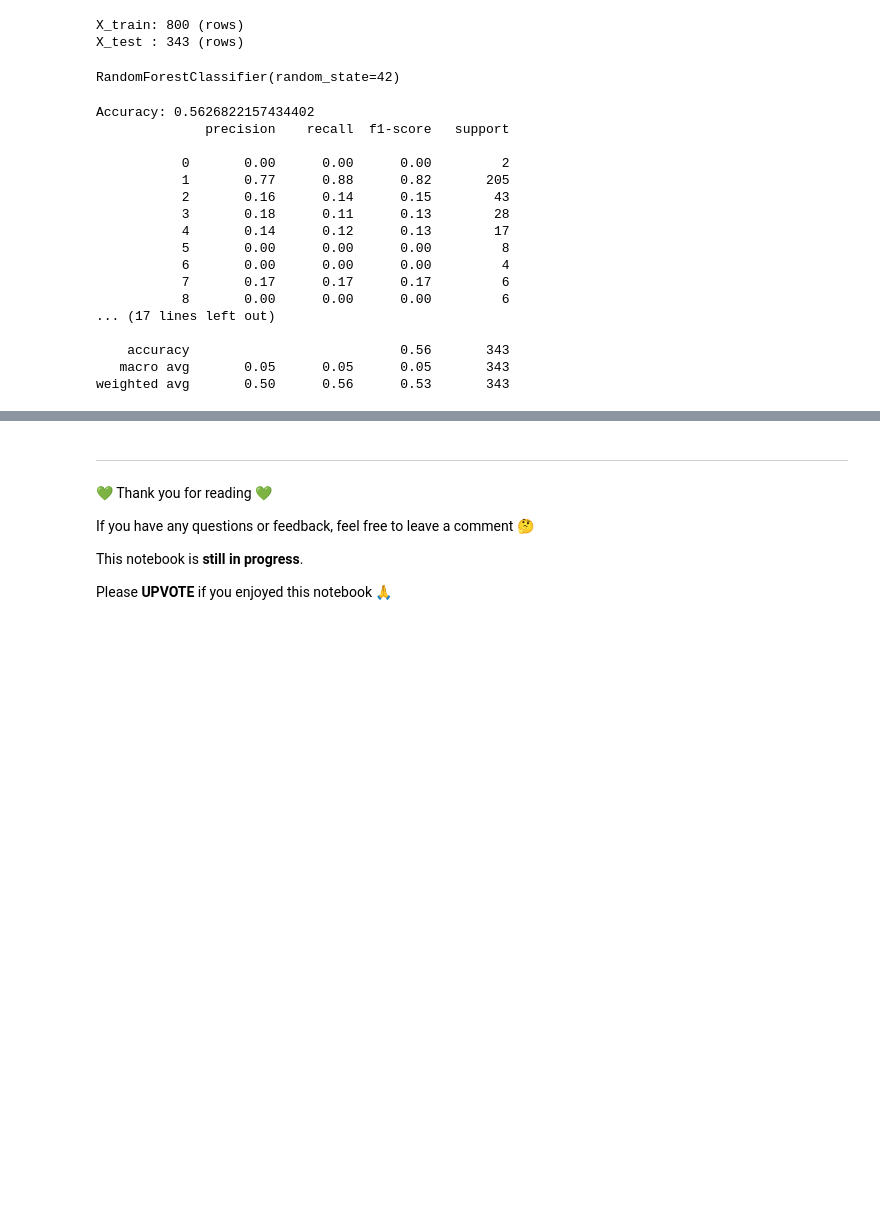
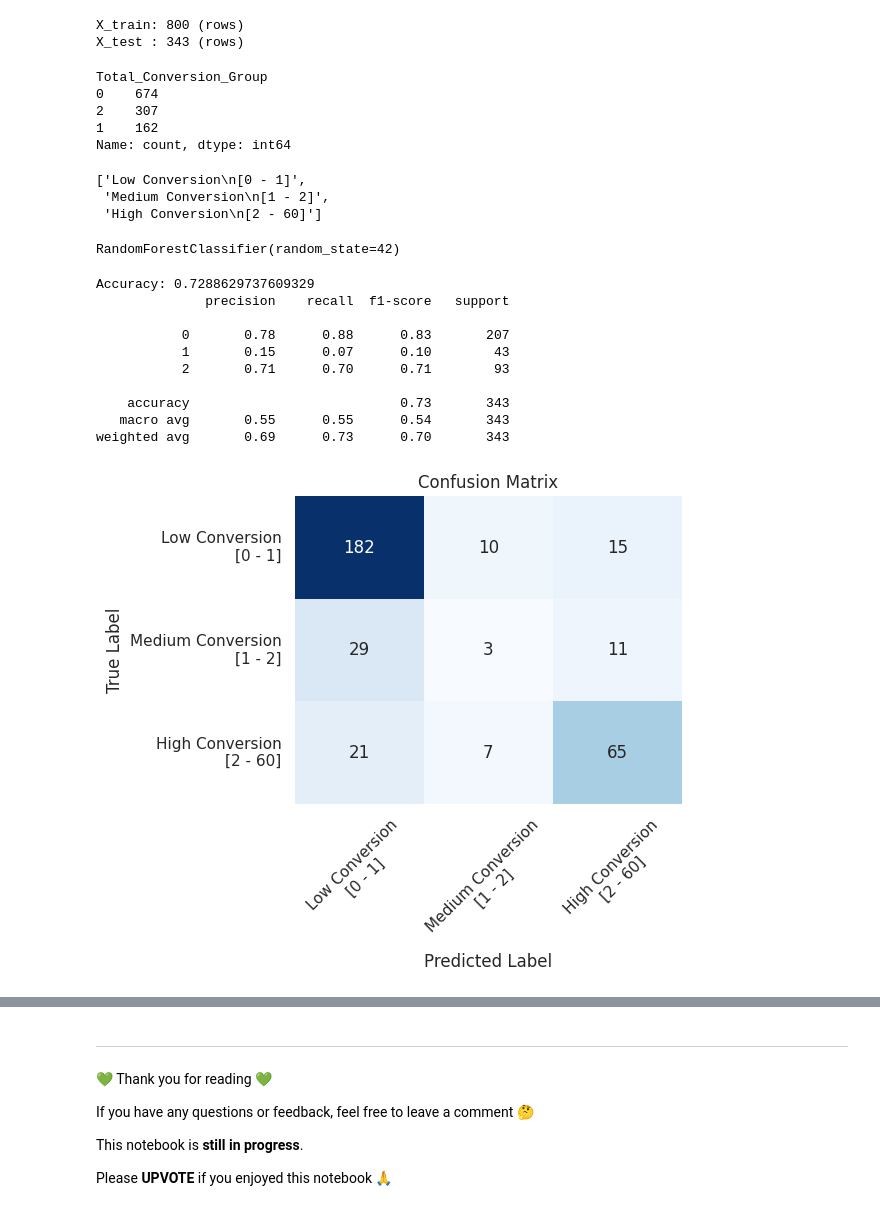
Before and after one commit to PeeteKeesel/kaggle-verse, a Jupyter notebook: sales-eda-ab-testing-predictive-modeling.ipynb, the cells around one changed output, grey strips where cells are left out. Cells and saved outputs as stored; diff of their text form; code cells hidden in the pictures; blank space fills up the shorter version.

Commit message:
Kaggle Notebook | 📊💹 Sales: EDA, A/B Testing & Predictive Modeling | Version 11

```diff
--- a/sales-eda-ab-testing-predictive-modeling.ipynb
+++ b/sales-eda-ab-testing-predictive-modeling.ipynb
@@ -955,9 +955,11 @@ from sklearn.metrics import classification_report, accuracy_score
 from sklearn.preprocessing import OneHotEncoder
 # %%
 features = ['age', 'gender', 'interest', 'Impressions', 'Clicks', 'Spent']
-target = 'Total_Conversion'
+target = 'Total_Conversion_Group'
 
 sales_encoded = pd.get_dummies(sales[features])  # One-hot encode categorical features.
+# sales[target] = pd.cut(sales['Total_Conversion'], bins=3, labels=False)
+sales[target] = pd.qcut(sales['Total_Conversion'], q=3, labels=False)
 
 X_train, X_test, y_train, y_test = train_test_split(sales_encoded, sales[target],
                                                     test_size=0.3, random_state=RANDOM_STATE)
@@ -966,6 +968,28 @@ print(f"X_test : {X_test.shape[0]:,} (rows)")
 # %% [output]
 X_train: 800 (rows)
 X_test : 343 (rows)
+# %%
+sales[target].value_counts()
+# %% [output]
+Total_Conversion_Group
+0    674
+2    307
+1    162
+Name: count, dtype: int64
+# %%
+quantiles = pd.qcut(sales['Total_Conversion'], q=3, retbins=True, labels=False)
+bucket_ranges = quantiles[1]
+
+bucket_labels = [
+    f'Low Conversion\n[{bucket_ranges[0]:.0f} - {bucket_ranges[1]:.0f}]',
+    f'Medium Conversion\n[{bucket_ranges[1]:.0f} - {bucket_ranges[2]:.0f}]',
+    f'High Conversion\n[{bucket_ranges[2]:.0f} - {bucket_ranges[3]:.0f}]'
+]
+bucket_labels
+# %% [output]
+['Low Conversion\n[0 - 1]',
+ 'Medium Conversion\n[1 - 2]',
+ 'High Conversion\n[2 - 60]']
 # %%
 model = RandomForestClassifier(random_state=RANDOM_STATE)
 
@@ -978,20 +1002,29 @@ y_pred = model.predict(X_test)
 print("Accuracy:", accuracy_score(y_test, y_pred))
 print(classification_report(y_test, y_pred))
 # %% [output]
-Accuracy: 0.5626822157434402
+Accuracy: 0.7288629737609329
               precision    recall  f1-score   support
 
-           0       0.00      0.00      0.00         2
-           1       0.77      0.88      0.82       205
-           2       0.16      0.14      0.15        43
-           3       0.18      0.11      0.13        28
-           4       0.14      0.12      0.13        17
-           5       0.00      0.00      0.00         8
-           6       0.00      0.00      0.00         4
-           7       0.17      0.17      0.17         6
-           8       0.00      0.00      0.00         6
-... (17 lines left out)
+           0       0.78      0.88      0.83       207
+           1       0.15      0.07      0.10        43
+           2       0.71      0.70      0.71        93
 
-    accuracy                           0.56       343
-   macro avg       0.05      0.05      0.05       343
-weighted avg       0.50      0.56      0.53       343
+    accuracy                           0.73       343
+   macro avg       0.55      0.55      0.54       343
+weighted avg       0.69      0.73      0.70       343
+# %%
+from sklearn.metrics import confusion_matrix
+
+cm = confusion_matrix(y_test, y_pred)
+
+plt.figure(figsize=(5, 4))
+sns.heatmap(cm, annot=True, fmt="d", cmap="Blues", cbar=False,
+            xticklabels=bucket_labels,
+            yticklabels=bucket_labels)
+plt.title("Confusion Matrix")
+plt.ylabel("True Label")
+plt.xlabel("Predicted Label")
+plt.xticks(rotation=45)
+plt.show()
+# %% [output]
+[figure, added]
```
Also changed, not shown: parts of 5 cells of this notebook.
